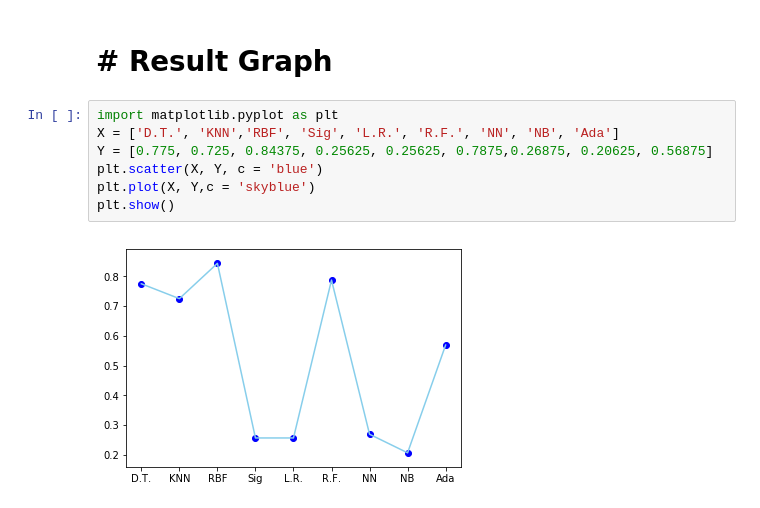
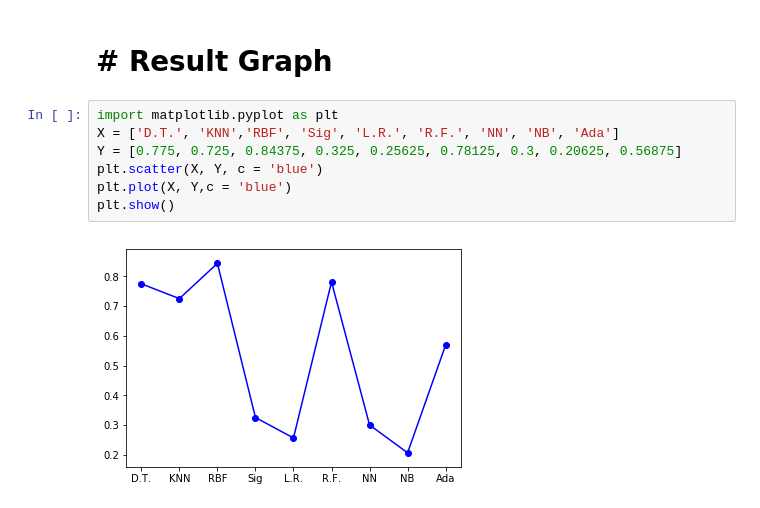
Before and after one commit to DevChorong/Supervised-Learning, a Jupyter notebook: Practice/제1과제.ipynb, the cells around one changed output. Saved outputs shown, nothing was run; the diff lists cells and outputs as text.

```diff
--- a/Practice/1826078이철현 - 제 1 과제 -.ipynb
+++ b/Practice/제1과제.ipynb
@@ -843,9 +834,9 @@ Score : 0.56875
 # %%
 import matplotlib.pyplot as plt
 X = ['D.T.', 'KNN','RBF', 'Sig', 'L.R.', 'R.F.', 'NN', 'NB', 'Ada']
-Y = [0.775, 0.725, 0.84375, 0.25625, 0.25625, 0.7875,0.26875, 0.20625, 0.56875]
+Y = [0.775, 0.725, 0.84375, 0.325, 0.25625, 0.78125, 0.3, 0.20625, 0.56875]
 plt.scatter(X, Y, c = 'blue')
-plt.plot(X, Y,c = 'skyblue')
+plt.plot(X, Y,c = 'blue')
 plt.show()
 # %% [output]
-[figure, old version]
+[figure, new version]
```
Also changed, not shown: parts of 8 cells of this notebook, 1 other file.
